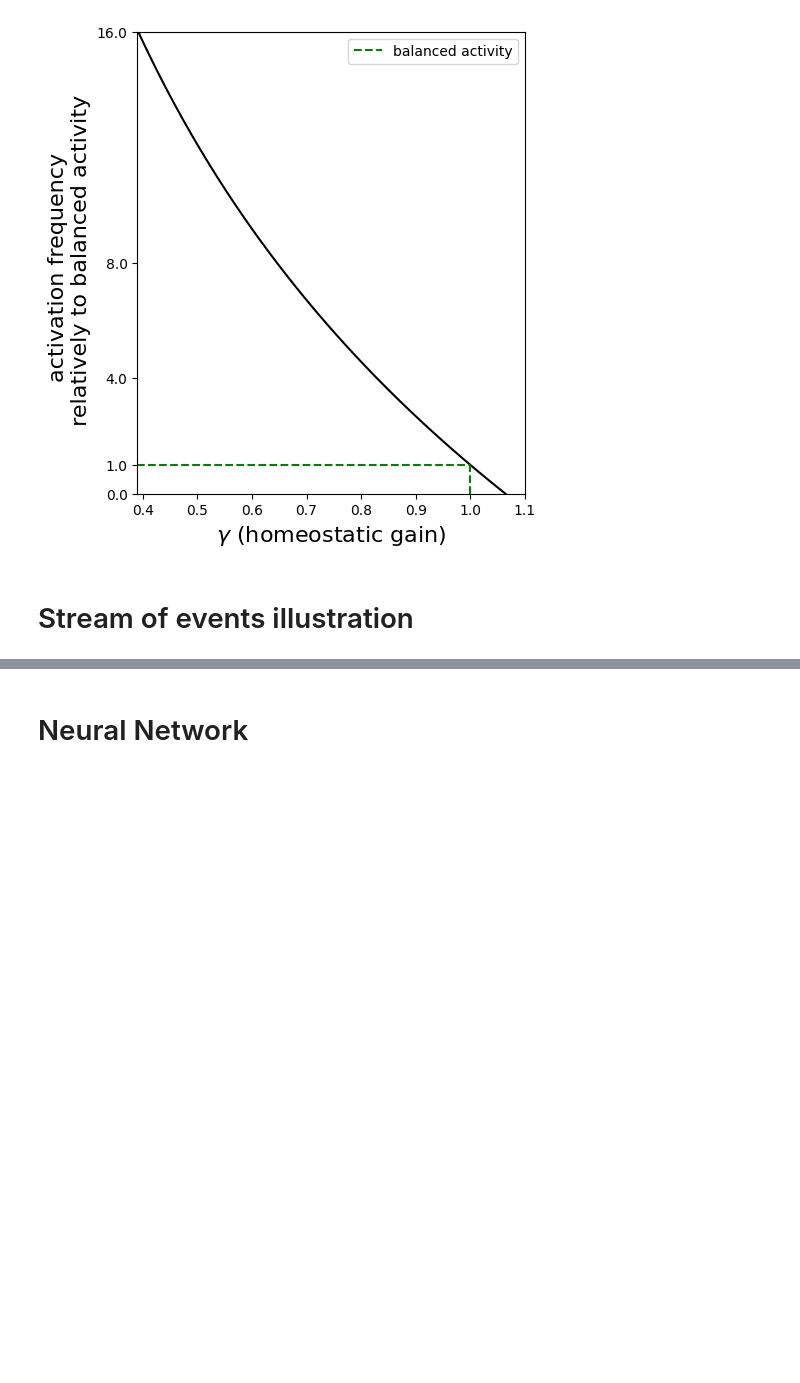
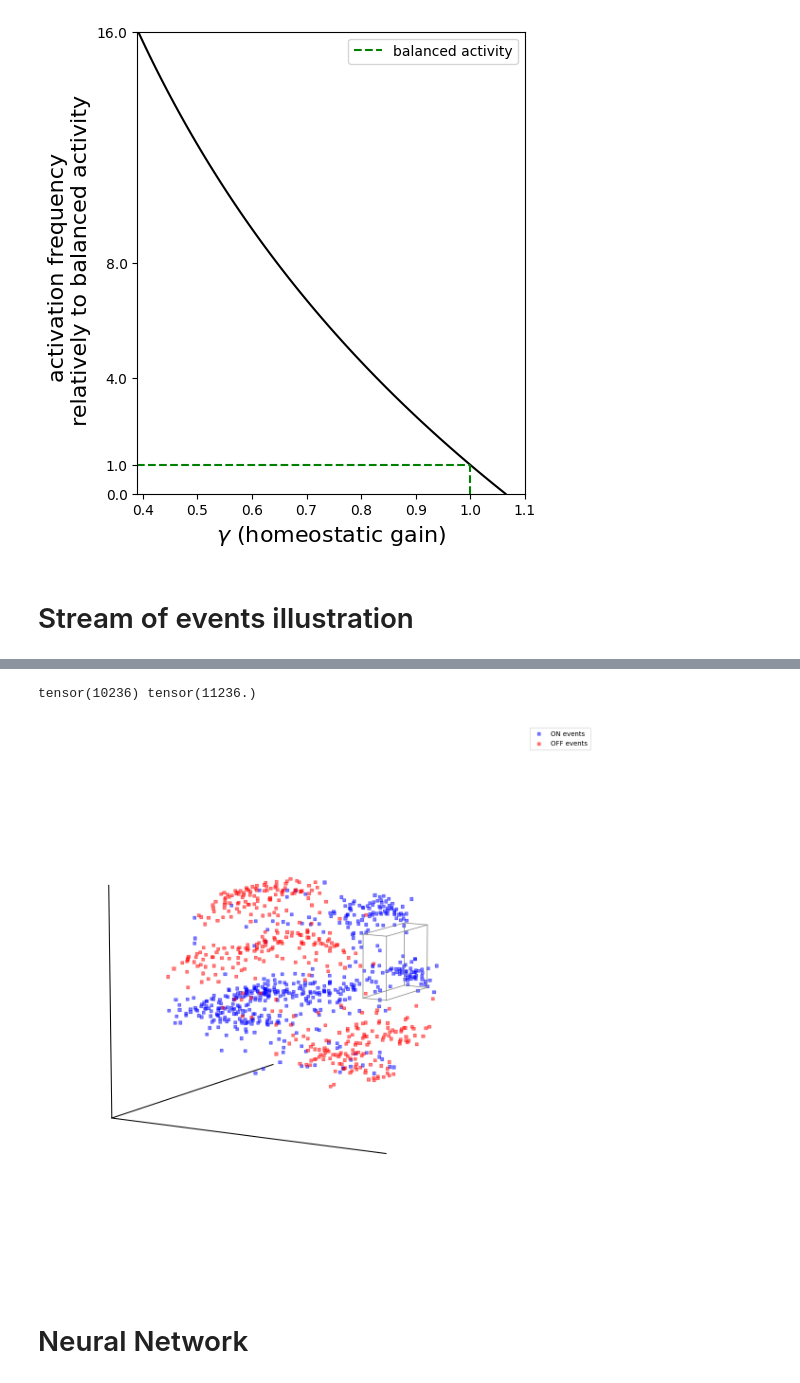
Before and after one commit to AntoineGrimaldi/figures, a Jupyter notebook: hots/Figures.ipynb, the cells around one changed output, grey strips where cells are left out. Cells and saved outputs as stored; diff of their text form; code cells hidden in the pictures; blank space fills up the shorter version.

```diff
--- a/hots/Figures.ipynb
+++ b/hots/Figures.ipynb
@@ -97,0 +134,37 @@ plt.show()
+# %%
+target_event = events.shape[1]
+target_event = 1000
+while iev<target_event:
+    x,y,t,p = events[0][iev][x_index], \
+            events[0][iev][y_index], \
+            events[0][iev][t_index], \
+            events[0][iev][p_index]
+    if p:
+        X_on.append(x)
+        Y_on.append(abs(learningset.sensor_size[1]-y))
+        T_on.append(t)
+    else:
+        X_off.append(x)
+        Y_off.append(abs(learningset.sensor_size[1]-y))
+        T_off.append(t)
+    iev+=1
+fig = plt.figure(figsize=(15,25))
+sub1 = fig.add_subplot(1,1,1, projection="3d")
+sub1.scatter(T_on, X_on, Y_on, cmap= plt.cm.plasma, marker=',', alpha=0.5, color='blue', label='ON events')
+sub1.scatter(T_off, X_off, Y_off, cmap= plt.cm.plasma, marker=',', alpha=0.5, color='red', label='OFF events')
+#axes
+sub1.plot3D([0, 0], [0, 34], [0, 0], color='black')#, zorder=zorder-1, **kwargs)
+sub1.plot3D([0, 0], [0, 0], [0, 34], color='black')
+sub1.plot3D([0, events[0,-1,t_index]], [0, 0], [0, 0], color='black')
+t_window = int(2e3)
+indice_start = np.where(events[0,:,t_index]<events[0,-1,t_index]-t_window)[0][-1]
+sub1 = plot_linear_cube(sub1, events[0][indice_start][t_index], 5, 20, t_window/2, 9, 9, zorder=4)
+sub1.view_init(10,-60)
+sub1.grid(b = None)
+sub1.set_xlabel('time')
+sub1.axis('off')
+plt.legend()
+plt.show()
+# %% [output]
+tensor(10236) tensor(11236.)
+[figure, added]
```
Also changed, not shown: parts of 5 cells of this notebook, 5 other files.
